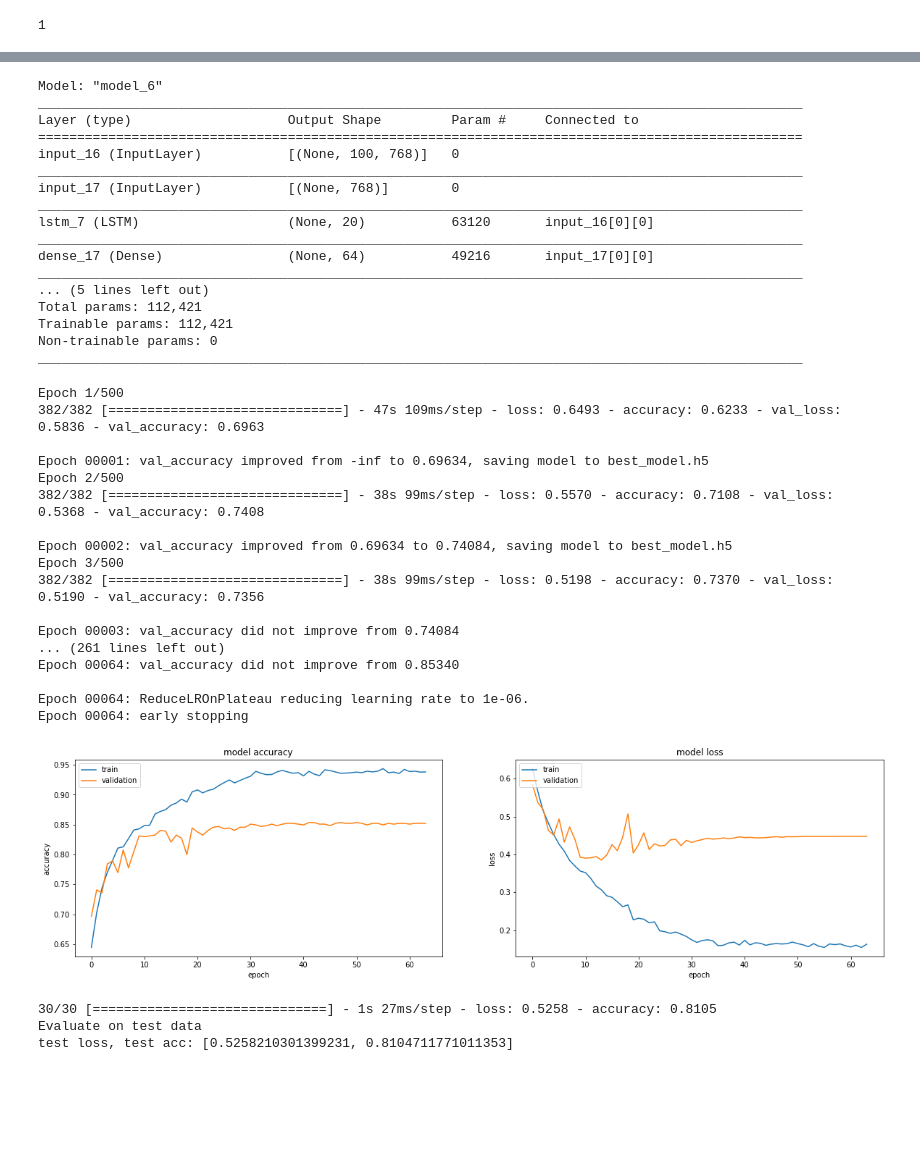
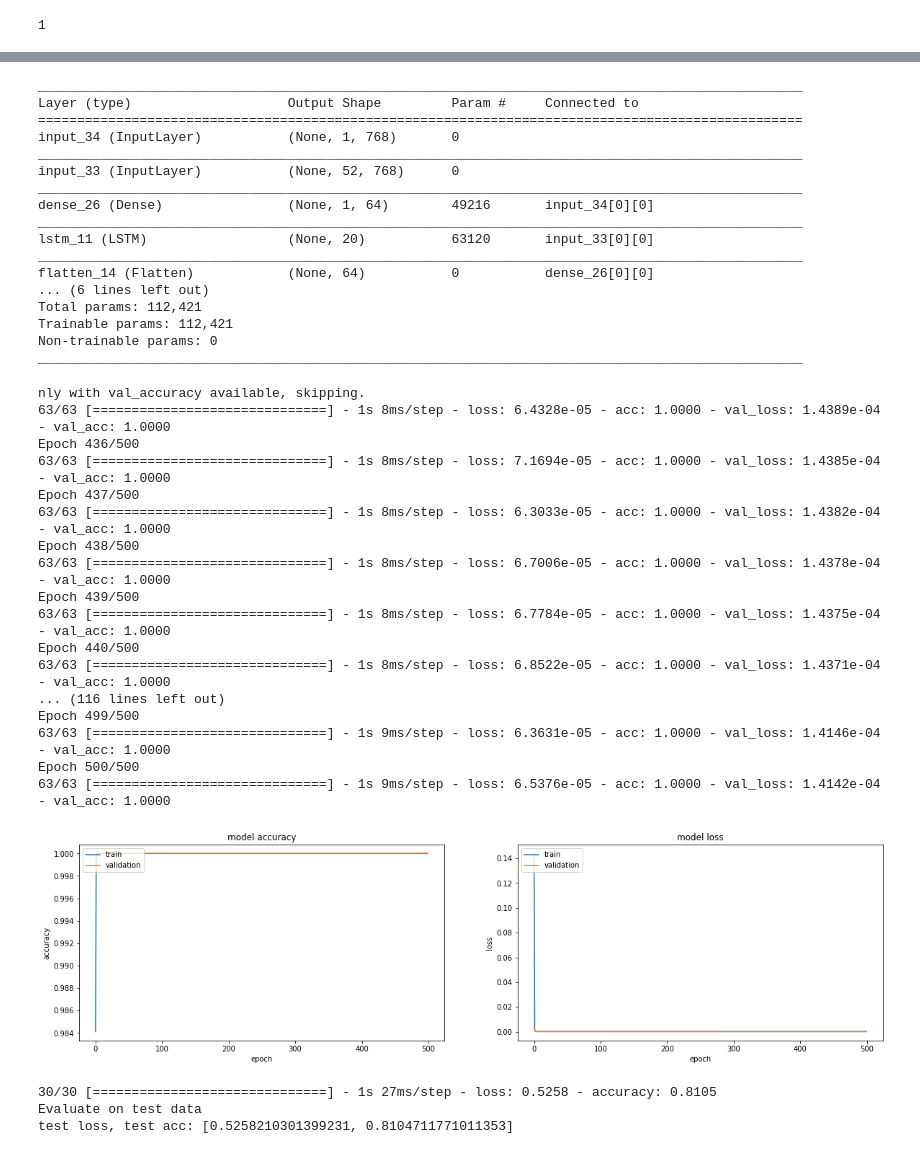
Before and after one commit to paulyehtw/fake-news-detector, a Jupyter notebook: parallel_model.ipynb, the cells around one changed output, grey strips where cells are left out. Drawn from its saved outputs; the diff is of its cells as text; code cells hidden in the pictures; blank space fills up the shorter version.

Commit message:
fix parallel model

```diff
--- a/parallel_model.ipynb
+++ b/parallel_model.ipynb
@@ -2,8 +2,8 @@
 import pickle
 import pandas as pd
 import numpy as np
-data_ws = pd.read_pickle("./data_title_ws_0118.pkl")
-data_sentence = pd.read_pickle("./data_title_sentence_0118.pkl")
+data_ws = pd.read_pickle("./data_title_ws_0224.pkl")
+data_sentence = pd.read_pickle("./data_title_sentence_0224.pkl")
 # %%
 target_feature = 'claim'
 data_ws = data_ws.filter([target_feature + "_vector", 'label'])
@@ -82,7 +82,7 @@ lr_reducer = ReduceLROnPlateau(monitor='val_loss', factor=0.5, cooldown=0, patie
 adam = Adam(lr=0.001, clipvalue=0.5)
 
 input_ws = Input(shape=(X_ws_train.shape[1], X_ws_train.shape[2]))
-input_sentence = Input(shape=(X_sentence_train.shape[1]))
+input_sentence = Input(shape=(1, X_sentence_train.shape[1]))
 
 lstm = LSTM(20, dropout=0.5, recurrent_dropout=0.5)(input_ws)
 
@@ -95,6 +95,7 @@ cnn = Dense(5, activation='relu')(cnn)
 cnn = Dropout(0.5)(cnn)
 
 dnn = Dense(64, activation='relu')(input_sentence)
+dnn = Flatten()(dnn)
 
 concat = concatenate([lstm, dnn])
 output = Dense(1, activation='sigmoid')(concat)
@@ -103,66 +104,66 @@ model.compile(optimizer=adam, loss='binary_crossentropy', metrics=['accuracy'])
 # %%
 model.summary()
 # %% [output]
-Model: "model_6"
 __________________________________________________________________________________________________
 Layer (type)                    Output Shape         Param #     Connected to
 ==================================================================================================
-input_16 (InputLayer)           [(None, 100, 768)]   0
+input_34 (InputLayer)           (None, 1, 768)       0
 __________________________________________________________________________________________________
-input_17 (InputLayer)           [(None, 768)]        0
+input_33 (InputLayer)           (None, 52, 768)      0
 __________________________________________________________________________________________________
-lstm_7 (LSTM)                   (None, 20)           63120       input_16[0][0]
+dense_26 (Dense)                (None, 1, 64)        49216       input_34[0][0]
 __________________________________________________________________________________________________
-dense_17 (Dense)                (None, 64)           49216       input_17[0][0]
+lstm_11 (LSTM)                  (None, 20)           63120       input_33[0][0]
 __________________________________________________________________________________________________
-... (5 lines left out)
+flatten_14 (Flatten)            (None, 64)           0           dense_26[0][0]
+... (6 lines left out)
 Total params: 112,421
 Trainable params: 112,421
 Non-trainable params: 0
 __________________________________________________________________________________________________
 # %%
-history = model.fit(x=[X_ws_train,X_sentence_train], y=y_ws_train, epochs=500, batch_size=8, validation_split=0.2, verbose=1, callbacks=[es, mc, lr_reducer])
+history = model.fit(x=[X_ws_train,np.expand_dims(X_sentence_train, axis=1)], y=y_ws_train, epochs=500, batch_size=8, validation_split=0.2, verbose=1, callbacks=[es, mc, lr_reducer])
 # %% [output]
-Epoch 1/500
-382/382 [==============================] - 47s 109ms/step - loss: 0.6493 - accuracy: 0.6233 - val_loss: 0.5836 - val_accuracy: 0.6963
-
-Epoch 00001: val_accuracy improved from -inf to 0.69634, saving model to best_model.h5
-Epoch 2/500
-382/382 [==============================] - 38s 99ms/step - loss: 0.5570 - accuracy: 0.7108 - val_loss: 0.5368 - val_accuracy: 0.7408
-
-Epoch 00002: val_accuracy improved from 0.69634 to 0.74084, saving model to best_model.h5
-Epoch 3/500
-382/382 [==============================] - 38s 99ms/step - loss: 0.5198 - accuracy: 0.7370 - val_loss: 0.5190 - val_accuracy: 0.7356
-
-Epoch 00003: val_accuracy did not improve from 0.74084
-... (261 lines left out)
-Epoch 00064: val_accuracy did not improve from 0.85340
-
-Epoch 00064: ReduceLROnPlateau reducing learning rate to 1e-06.
-Epoch 00064: early stopping
+nly with val_accuracy available, skipping.
+63/63 [==============================] - 1s 8ms/step - loss: 6.4328e-05 - acc: 1.0000 - val_loss: 1.4389e-04 - val_acc: 1.0000
+Epoch 436/500
+63/63 [==============================] - 1s 8ms/step - loss: 7.1694e-05 - acc: 1.0000 - val_loss: 1.4385e-04 - val_acc: 1.0000
+Epoch 437/500
+63/63 [==============================] - 1s 8ms/step - loss: 6.3033e-05 - acc: 1.0000 - val_loss: 1.4382e-04 - val_acc: 1.0000
+Epoch 438/500
+63/63 [==============================] - 1s 8ms/step - loss: 6.7006e-05 - acc: 1.0000 - val_loss: 1.4378e-04 - val_acc: 1.0000
+Epoch 439/500
+63/63 [==============================] - 1s 8ms/step - loss: 6.7784e-05 - acc: 1.0000 - val_loss: 1.4375e-04 - val_acc: 1.0000
+Epoch 440/500
+63/63 [==============================] - 1s 8ms/step - loss: 6.8522e-05 - acc: 1.0000 - val_loss: 1.4371e-04 - val_acc: 1.0000
+... (116 lines left out)
+Epoch 499/500
+63/63 [==============================] - 1s 9ms/step - loss: 6.3631e-05 - acc: 1.0000 - val_loss: 1.4146e-04 - val_acc: 1.0000
+Epoch 500/500
+63/63 [==============================] - 1s 9ms/step - loss: 6.5376e-05 - acc: 1.0000 - val_loss: 1.4142e-04 - val_acc: 1.0000
 # %%
 import matplotlib.pyplot as plt
 plt.subplots(1,2,figsize=(20,5))
 # summarize history for accuracy
 ax1 = plt.subplot(121)
-ax1.plot(history.history['accuracy'])
-ax1.plot(history.history['val_accuracy'])
+ax1.plot(history.history['acc'])
+ax1.plot(history.history['val_acc'])
 ax1.set_title('model accuracy')
 ax1.set_ylabel('accuracy')
 ax1.set_xlabel('epoch')
 ax1.legend(['train', 'validation'], loc='upper left')
 
 # summarize history for loss
 ax2 = plt.subplot(122)
 ax2.plot(history.history['loss'])
 ax2.plot(history.history['val_loss'])
 ax2.set_title('model loss')
 ax2.set_ylabel('loss')
 ax2.set_xlabel('epoch')
 ax2.legend(['train', 'validation'], loc='upper left')
 plt.show()
 # %% [output]
-[figure, old version]
+[figure, new version]
 # %%
 best_model = load_model('best_model.h5')
 score = best_model.evaluate(x=[X_ws_test,X_sentence_test], y=y_ws_test)
```
Also changed, not shown: parts of 2 cells of this notebook.
